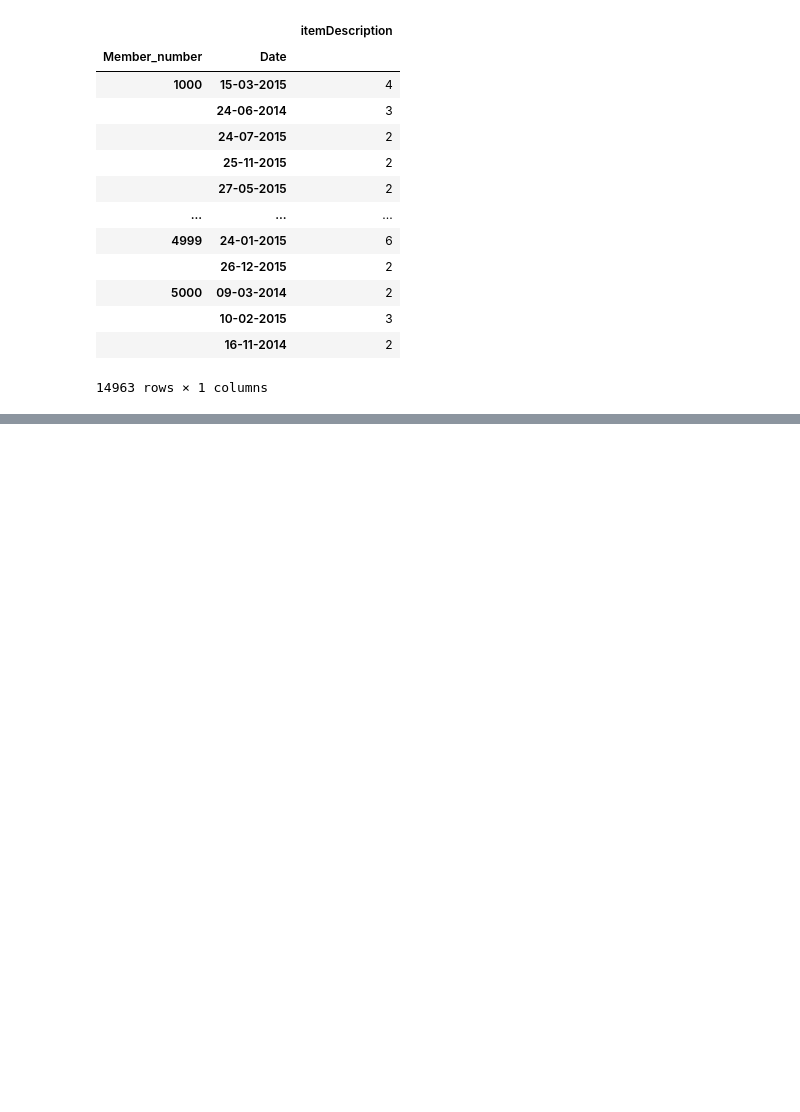
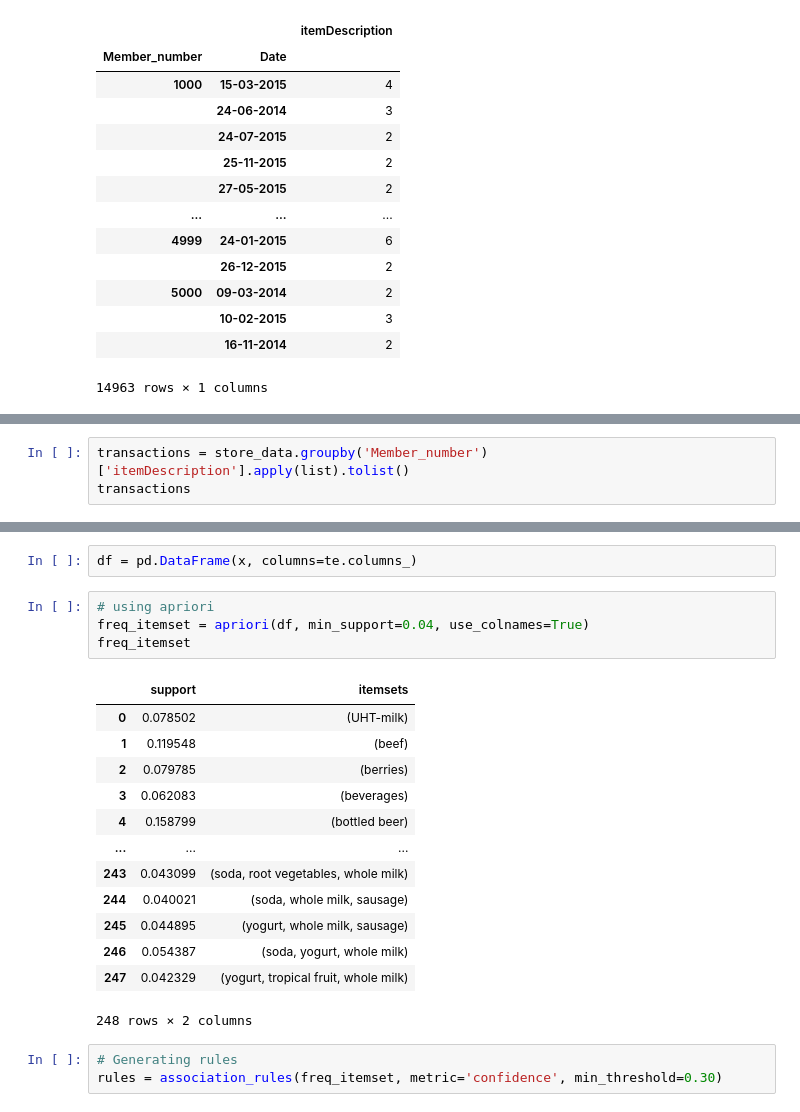
Before and after one commit to OmNikam04/TE_1sem, a Jupyter notebook: ML/Endsem_practicals/apriori/order1_market_basket_analysis.ipynb, the cells around one changed output, grey strips where cells are left out. Drawn from its saved outputs; the diff is of its cells as text; blank space fills up the shorter version.

```diff
--- a/ML/Endsem_practicals/apriori/order1_market_basket_analysis.ipynb
+++ b/ML/Endsem_practicals/apriori/order1_market_basket_analysis.ipynb
@@ -85,0 +90,3 @@ IndexError: list index out of range
+# %%
+transactions = store_data.groupby('Member_number')['itemDescription'].apply(list).tolist()
+transactions
@@ -85,0 +124,23 @@ IndexError: list index out of range
+# %%
+df = pd.DataFrame(x, columns=te.columns_)
+# %%
+# using apriori
+freq_itemset = apriori(df, min_support=0.04, use_colnames=True)
+freq_itemset
+# %% [output]
+|  | support | itemsets |
+| 0 | 0.078502 | (UHT-milk) |
+| 1 | 0.119548 | (beef) |
+| 2 | 0.079785 | (berries) |
+| 3 | 0.062083 | (beverages) |
+| 4 | 0.158799 | (bottled beer) |
+| ... | ... | ... |
+| 243 | 0.043099 | (soda, root vegetables, whole milk) |
+| 244 | 0.040021 | (soda, whole milk, sausage) |
+| 245 | 0.044895 | (yogurt, whole milk, sausage) |
+| 246 | 0.054387 | (soda, yogurt, whole milk) |
+| 247 | 0.042329 | (yogurt, tropical fruit, whole milk) |
+248 rows × 2 columns
+# %%
+# Generating rules
+rules = association_rules(freq_itemset, metric='confidence', min_threshold=0.30)
```
Also changed, not shown: parts of 14 cells of this notebook, 5 other files.
